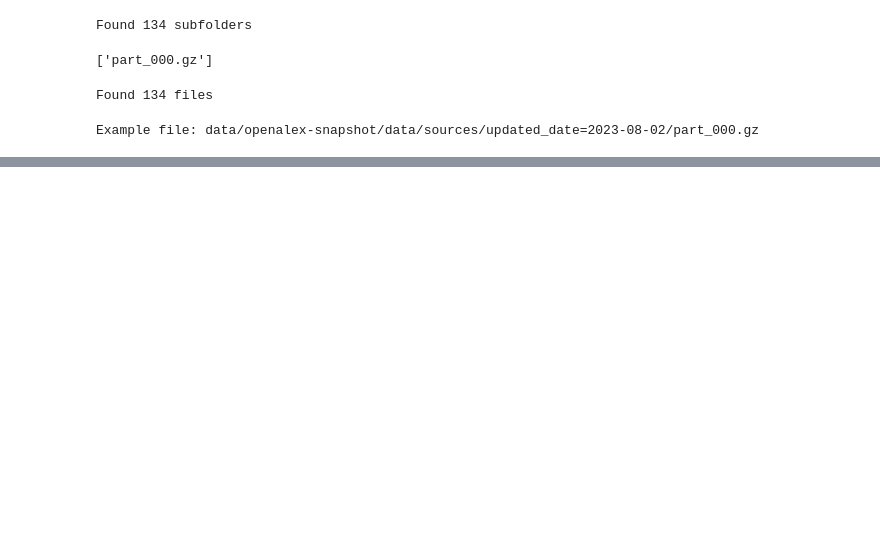
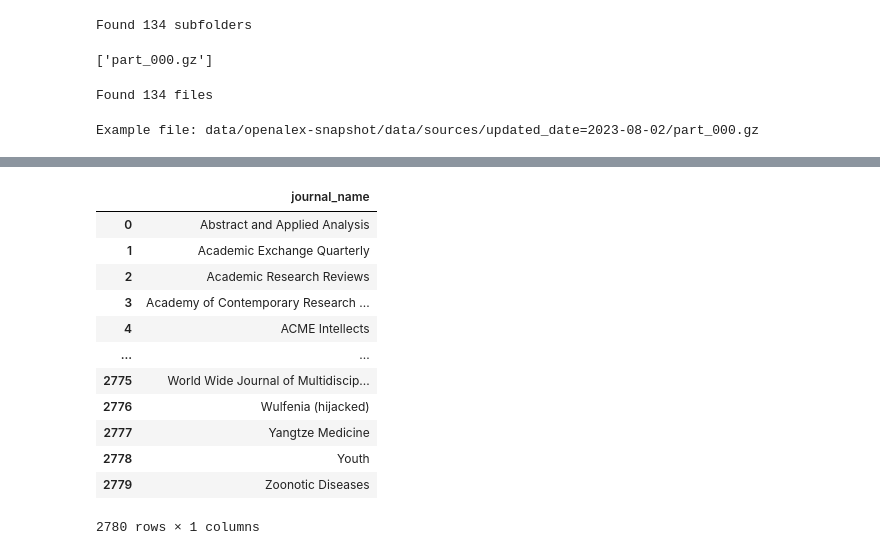
Before and after one commit to gabriele-di-bona/OpenAlex-Dataset-Creation, a Jupyter notebook: notebooks/5_2_create_sources.ipynb, the cells around one changed output, grey strips where cells are left out. Cells and saved outputs as stored; diff of their text form; code cells hidden in the pictures; blank space fills up the shorter version.

```diff
--- a/notebooks/5_2_create_sources.ipynb
+++ b/notebooks/5_2_create_sources.ipynb
@@ -98,0 +131,20 @@ lines = flush_buffer(lines, destination_csv_folder)
+# %%
+predatory_list = pd.read_csv(os.path.join("data", "sources", "The Predatory Journals List 2025.csv"), header = None)
+predatory_list.columns = ["id", "journal_name"]
+predatory_list_df = predatory_list[["journal_name"]]
+predatory_list = list(predatory_list_df.journal_name.values)
+predatory_list_df
+# %% [output]
+|  | journal_name |
+| 0 | Abstract and Applied Analysis |
+| 1 | Academic Exchange Quarterly |
+| 2 | Academic Research Reviews |
+| 3 | Academy of Contemporary Research ... |
+| 4 | ACME Intellects |
+| ... | ... |
+| 2775 | World Wide Journal of Multidiscip... |
+| 2776 | Wulfenia (hijacked) |
+| 2777 | Yangtze Medicine |
+| 2778 | Youth |
+| 2779 | Zoonotic Diseases |
+2780 rows × 1 columns
```
Also changed, not shown: parts of 11 cells of this notebook.
